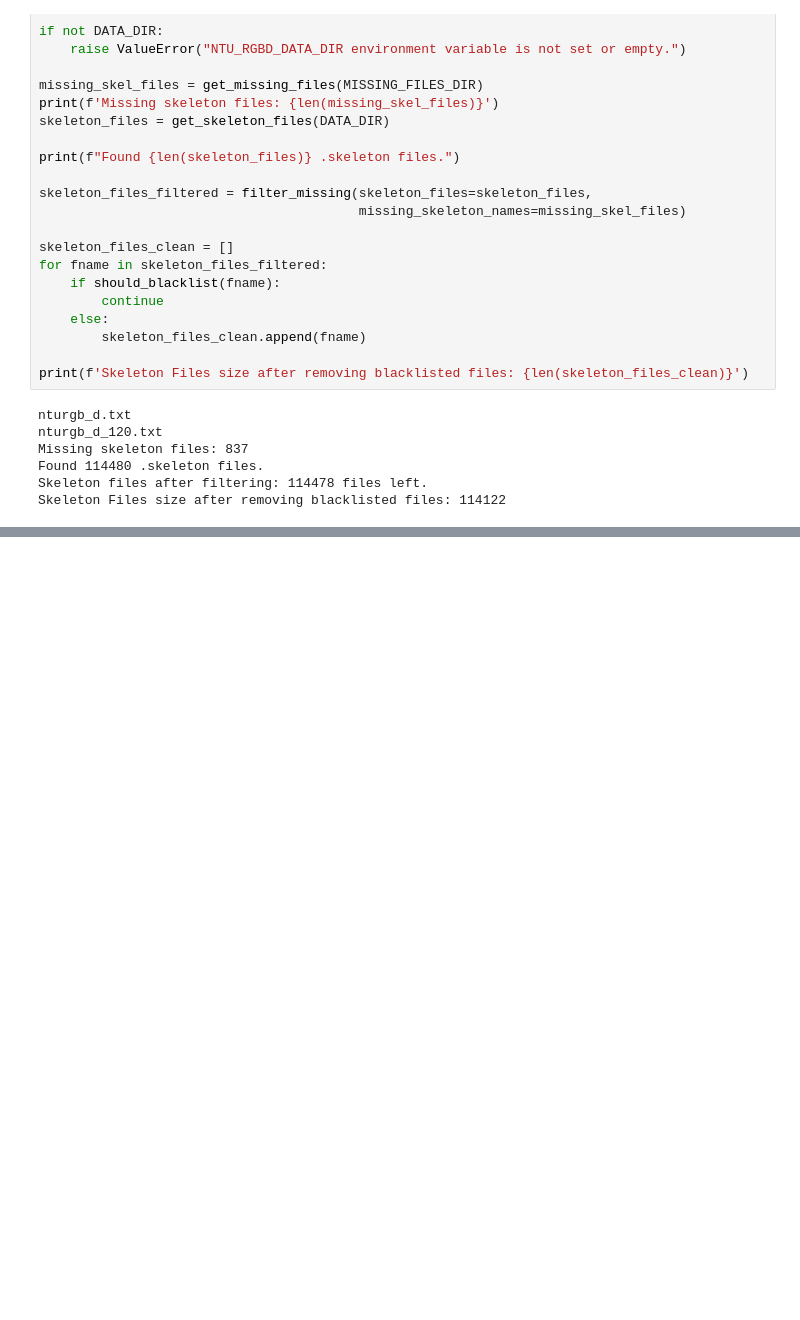
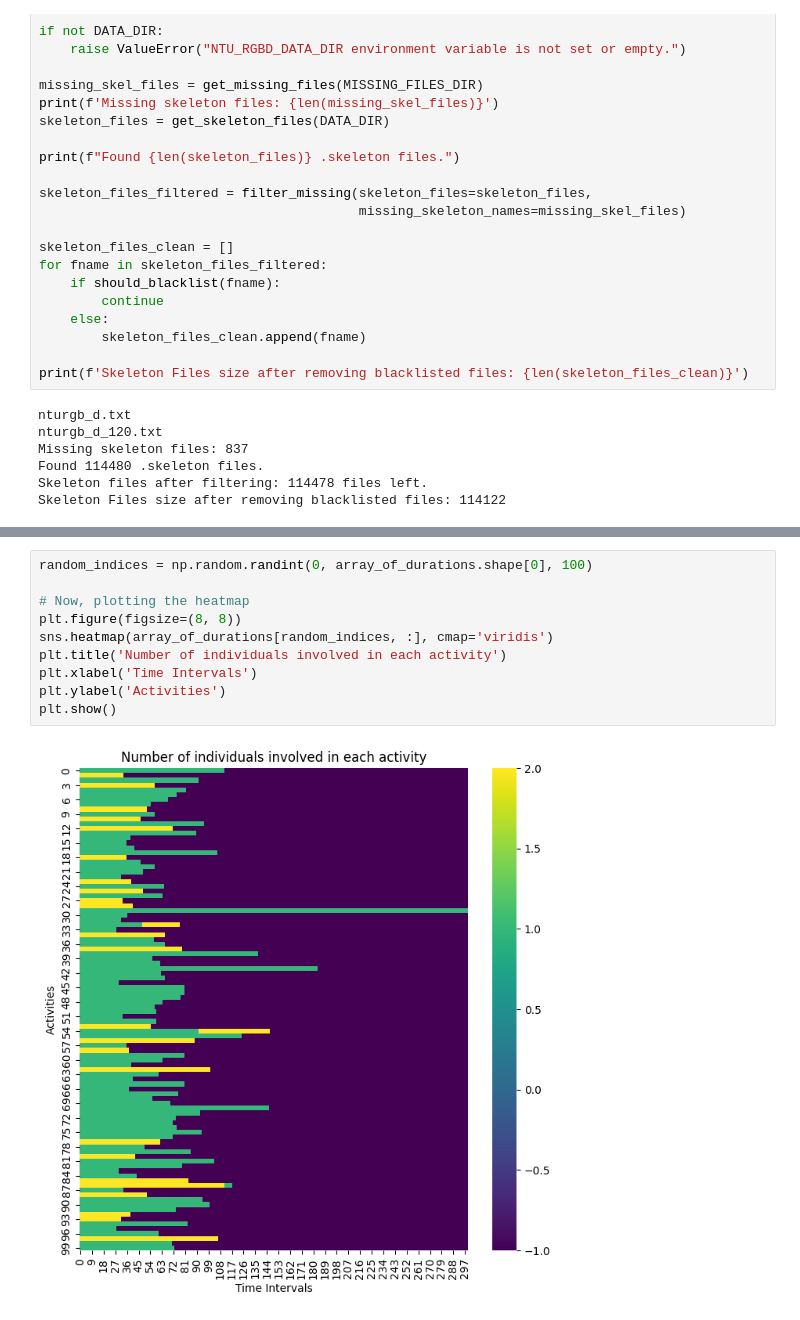
Before and after one commit to kaseris/skelcast, a Jupyter notebook: notebooks/eda.ipynb, the cells around one changed output, grey strips where cells are left out. Saved outputs shown, nothing was run; the diff lists cells and outputs as text; blank space fills up the shorter version.

```diff
--- a/notebooks/eda.ipynb
+++ b/notebooks/eda.ipynb
@@ -36,0 +90,12 @@ Skeleton Files size after removing blacklisted files: 114122
+# %%
+random_indices = np.random.randint(0, array_of_durations.shape[0], 100)
+
+# Now, plotting the heatmap
+plt.figure(figsize=(8, 8))
+sns.heatmap(array_of_durations[random_indices, :], cmap='viridis')
+plt.title('Number of individuals involved in each activity')
+plt.xlabel('Time Intervals')
+plt.ylabel('Activities')
+plt.show()
+# %% [output]
+[figure, added]
```
Also changed, not shown: parts of 10 cells of this notebook, 3 other files.
